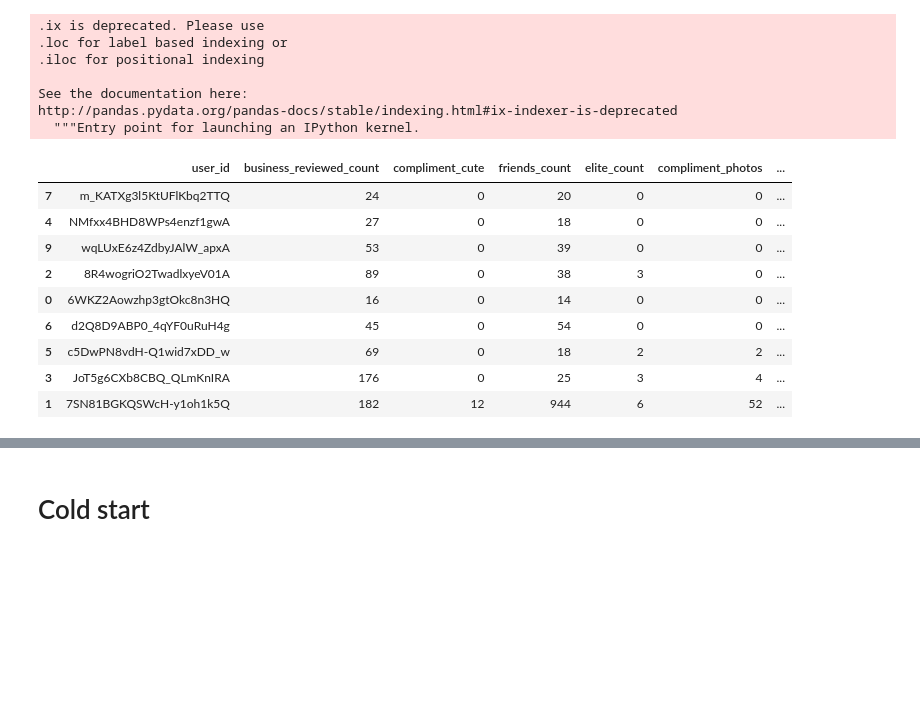
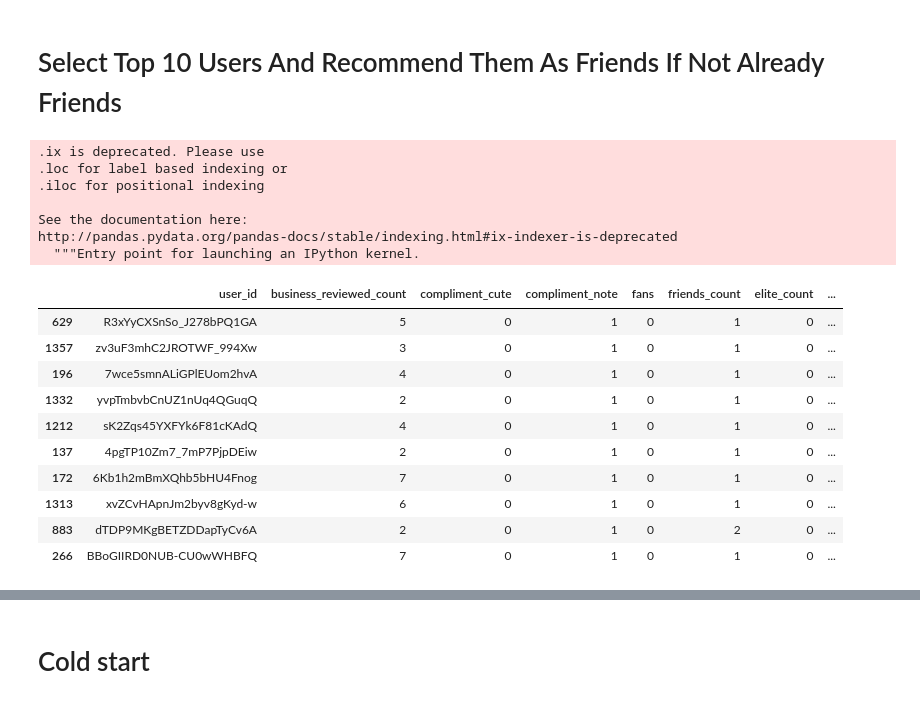
Before and after one commit to vijetha35/FriendsRecommendationForYelpUsers, a Jupyter notebook: FriendSuggesionCode/FriendsRecommendationCityLocation.ipynb, the cells around one changed output, grey strips where cells are left out. Cells and saved outputs as stored; diff of their text form; code cells hidden in the pictures; blank space fills up the shorter version.

```diff
--- a/FriendSuggesionCode/FriendsRecommendationCityLocation.ipynb
+++ b/FriendSuggesionCode/FriendsRecommendationCityLocation.ipynb
@@ -249,2 +407,2 @@ first_comm_list
 # %%
-test_user= invUsers[first_comm_list[0]]
+test_user= first_comm_list[3]
@@ -253,7 +409,8 @@ first_comm_user_id_list = [ invUsers[i] for i in first_comm_list]
 # %%
-user_features = pd.read_csv("/Users/monisha/Desktop/USC/ThirdSemester/CSCI541-DataMining/Project/user_business_rating_49k_features_added.csv")
+# user_features = pd.read_csv("/Users/monisha/Desktop/USC/ThirdSemester/CSCI541-DataMining/Project/user_business_rating_49k_features_added.csv")
 
 user_features =user_features.groupby(['user_id','business_reviewed_count', 'average_stars', 'compliment_cool' ,'compliment_cute' , 'compliment_funny', 'compliment_hot', 'compliment_list','compliment_more','funny','compliment_note','fans','friends_count','elite_count','cool','compliment_photos','compliment_writer','compliment_profile','compliment_plain', 'review_count','useful','yelping_since_years']).size().reset_index().rename(columns={0:'count'})
+user_features=user_features.drop(columns=['count'])
 # %%
 user_community_df_full= user_community_df.merge(user_features, left_on="user_id" ,right_on="user_id",how="inner")
 # %%
@@ -319,7 +478,7 @@ for i in range(0,len(names[2:])):
 # %%
 test_user_features = user_features[user_features.user_id ==test_user]
 # %%
-community_features = user_features[ user_features['user_id'].isin(first_comm_user_id_list)]
+community_features = user_features[ user_features['user_id'].isin(first_comm_list)]
 # %%
 community_features_i =community_features.reset_index(drop=True)
 community_features_i_new = community_features_i[selectedFeatures]
@@ -339,5 +498,9 @@ cos_sim = cosine_similarity(comm_feat_X, comm_feat_X)
 # %%
-friends_list_test_user =user_data[user_data.user_id==test_user]['friends'].values[0].split(',')
+friends_list_test_user =user_friends_df[user_friends_df['user_id']==test_user]['friends'].values[0]
+if friends_list_test_user=='None':
+    friends_list_test_user=[]
+else:
+    friends_list_test_user = friends_list_test_user.split(',')
 # %%
 index_test_user= community_features_i_new[community_features_i_new.user_id==test_user].index.values[0]
 # %%
@@ -347,30 +510,33 @@ cos_values = np.array(cos_sim[index_test_user])
 # %%
 sorted(cos_values)
 cos_values[index_test_user] = 100
+# %% [markdown]
+# Select Top 10 Users And Recommend Them As Friends If Not Already Friends
 # %%
 index =np.argsort(cos_values)[::-1][1:11]
 filter_ind = []
 # %%
-suggest_usres = community_features_i_new.ix[index]
-suggest_usres
+suggest_users = community_features_i_new.ix[index]
+suggest_users
 # %% [output]
 .ix is deprecated. Please use
 .loc for label based indexing or
 .iloc for positional indexing
 
 See the documentation here:
 http://pandas.pydata.org/pandas-docs/stable/indexing.html#ix-indexer-is-deprecated
   """Entry point for launching an IPython kernel.
-|  | user_id | business_reviewed_count | compliment_cute | friends_count | elite_count | compliment_photos | ... |
-| 7 | m_KATXg3l5KtUFlKbq2TTQ | 24 | 0 | 20 | 0 | 0 | ... |
-| 4 | NMfxx4BHD8WPs4enzf1gwA | 27 | 0 | 18 | 0 | 0 | ... |
-| 9 | wqLUxE6z4ZdbyJAlW_apxA | 53 | 0 | 39 | 0 | 0 | ... |
-| 2 | 8R4wogriO2TwadlxyeV01A | 89 | 0 | 38 | 3 | 0 | ... |
-| 0 | 6WKZ2Aowzhp3gtOkc8n3HQ | 16 | 0 | 14 | 0 | 0 | ... |
-| 6 | d2Q8D9ABP0_4qYF0uRuH4g | 45 | 0 | 54 | 0 | 0 | ... |
-| 5 | c5DwPN8vdH-Q1wid7xDD_w | 69 | 0 | 18 | 2 | 2 | ... |
-| 3 | JoT5g6CXb8CBQ_QLmKnIRA | 176 | 0 | 25 | 3 | 4 | ... |
-| 1 | 7SN81BGKQSWcH-y1oh1k5Q | 182 | 12 | 944 | 6 | 52 | ... |
+|  | user_id | business_reviewed_count | compliment_cute | compliment_note | fans | friends_count | elite_count | ... |
+| 629 | R3xYyCXSnSo_J278bPQ1GA | 5 | 0 | 1 | 0 | 1 | 0 | ... |
+| 1357 | zv3uF3mhC2JROTWF_994Xw | 3 | 0 | 1 | 0 | 1 | 0 | ... |
+| 196 | 7wce5smnALiGPlEUom2hvA | 4 | 0 | 1 | 0 | 1 | 0 | ... |
+| 1332 | yvpTmbvbCnUZ1nUq4QGuqQ | 2 | 0 | 1 | 0 | 1 | 0 | ... |
+| 1212 | sK2Zqs45YXFYk6F81cKAdQ | 4 | 0 | 1 | 0 | 1 | 0 | ... |
+| 137 | 4pgTP10Zm7_7mP7PjpDEiw | 2 | 0 | 1 | 0 | 1 | 0 | ... |
+| 172 | 6Kb1h2mBmXQhb5bHU4Fnog | 7 | 0 | 1 | 0 | 1 | 0 | ... |
+| 1313 | xvZCvHApnJm2byv8gKyd-w | 6 | 0 | 1 | 0 | 1 | 0 | ... |
+| 883 | dTDP9MKgBETZDDapTyCv6A | 2 | 0 | 1 | 0 | 2 | 0 | ... |
+| 266 | BBoGIIRD0NUB-CU0wWHBFQ | 7 | 0 | 1 | 0 | 1 | 0 | ... |
 # %%
 given_user = community_features_i_new.ix[[index_test_user]]
 given_user
```
Also changed, not shown: parts of 55 cells of this notebook.
